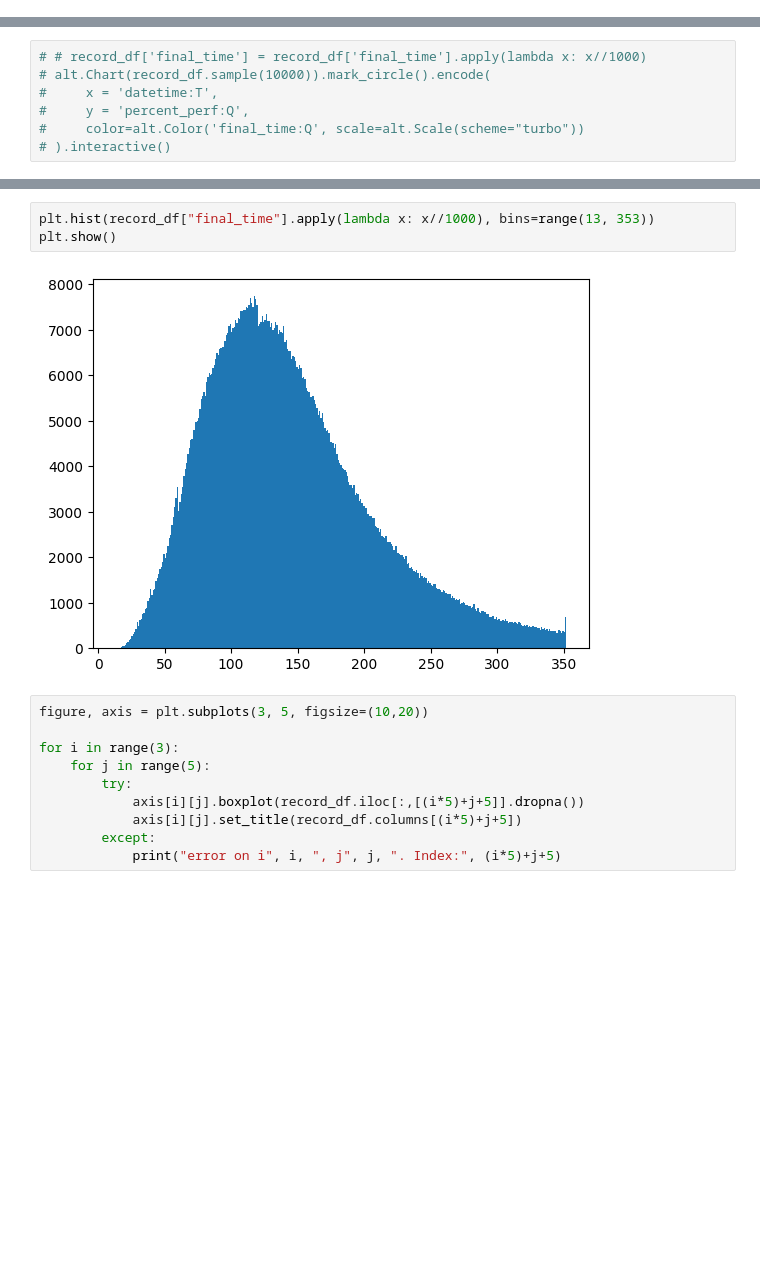
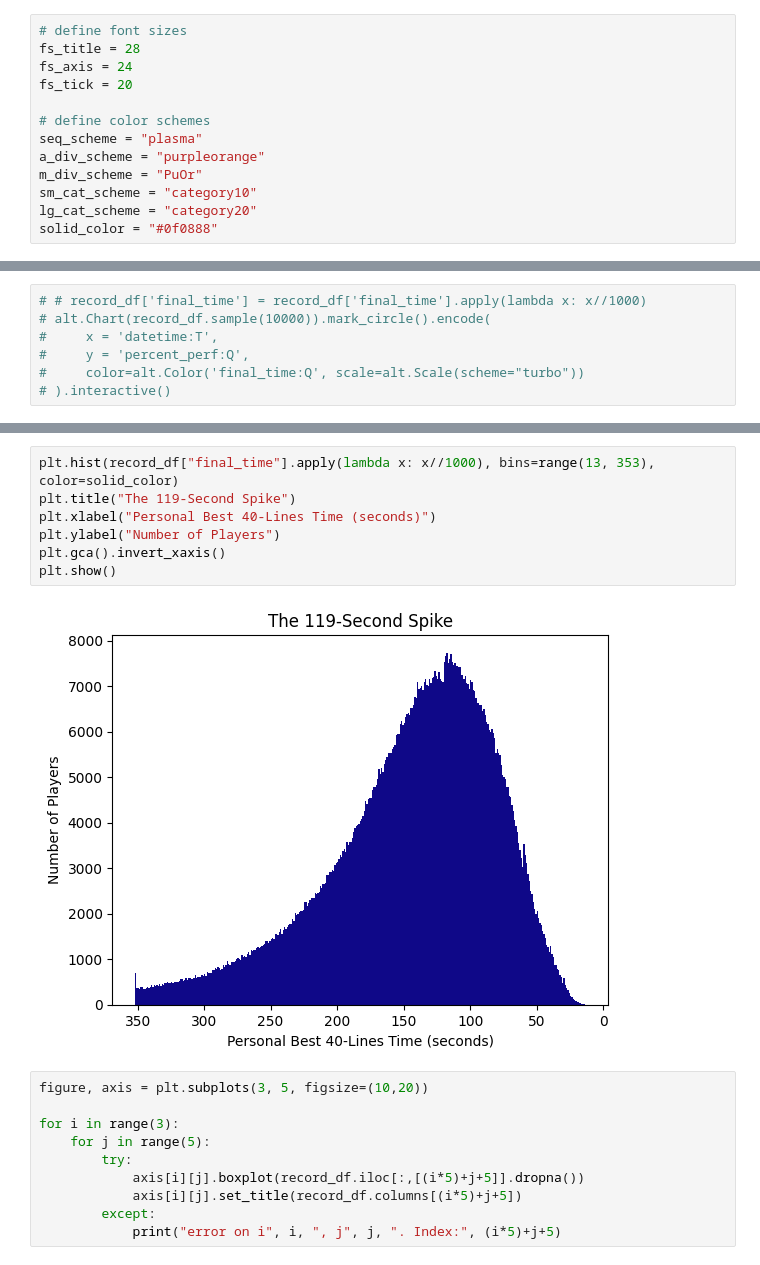
Before and after one commit to unduli-attacked/40-lines-analysis, a Jupyter notebook: analysis-basic.ipynb, the cells around one changed output, grey strips where cells are left out. Drawn from its saved outputs; the diff is of its cells as text; blank space fills up the shorter version.

```diff
--- a/analysis-basic.ipynb
+++ b/analysis-basic.ipynb
@@ -12,6 +12,19 @@ import numpy as np
 alt.data_transformers.disable_max_rows() # allow datasets larger than 100k rows
 # %% [output]
 DataTransformerRegistry.enable('default')
+# %%
+# define font sizes
+fs_title = 28
+fs_axis = 24
+fs_tick = 20
+
+# define color schemes
+seq_scheme = "plasma"
+a_div_scheme = "purpleorange"
+m_div_scheme = "PuOr"
+sm_cat_scheme = "category10"
+lg_cat_scheme = "category20"
+solid_color = "#0f0888"
 # %%
 pb_only = True # SET TO TRUE TO USE ONLY PERSONAL BEST RECORDS
 
@@ -83,8 +78,12 @@ memory usage: 152.7+ MB
 # %%
-plt.hist(record_df["final_time"].apply(lambda x: x//1000), bins=range(13, 353))
+plt.hist(record_df["final_time"].apply(lambda x: x//1000), bins=range(13, 353), color=solid_color)
+plt.title("The 119-Second Spike")
+plt.xlabel("Personal Best 40-Lines Time (seconds)")
+plt.ylabel("Number of Players")
+plt.gca().invert_xaxis()
 plt.show()
 # %% [output]
-[figure, old version]
+[figure, new version]
 # %%
 figure, axis = plt.subplots(3, 5, figsize=(10,20))
 
```
Also changed, not shown: parts of 8 cells of this notebook, 12 other files.
